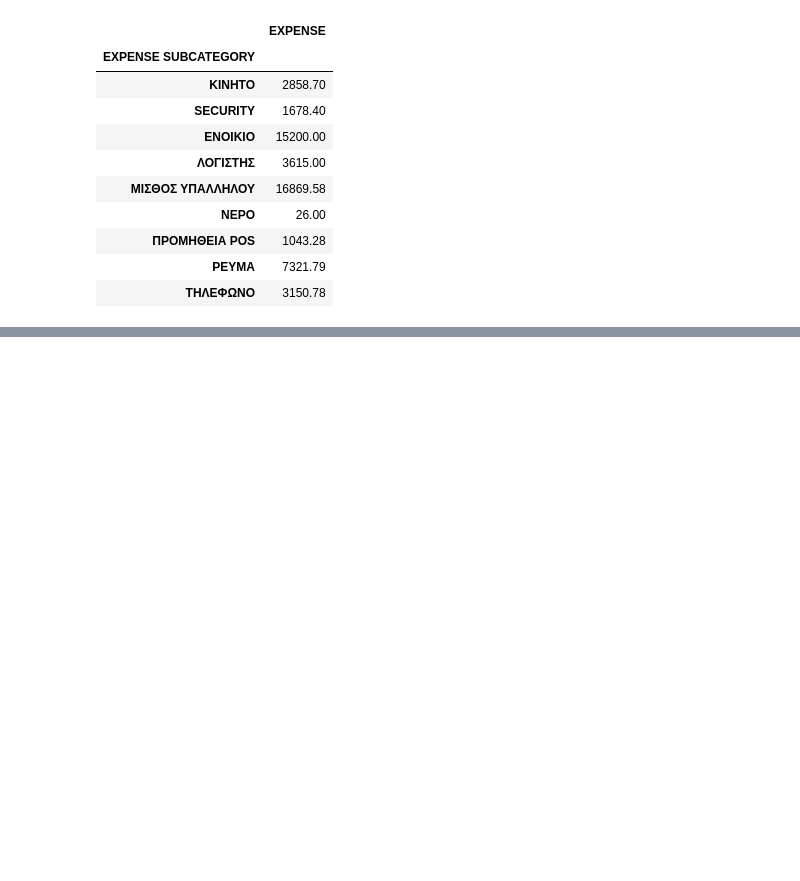
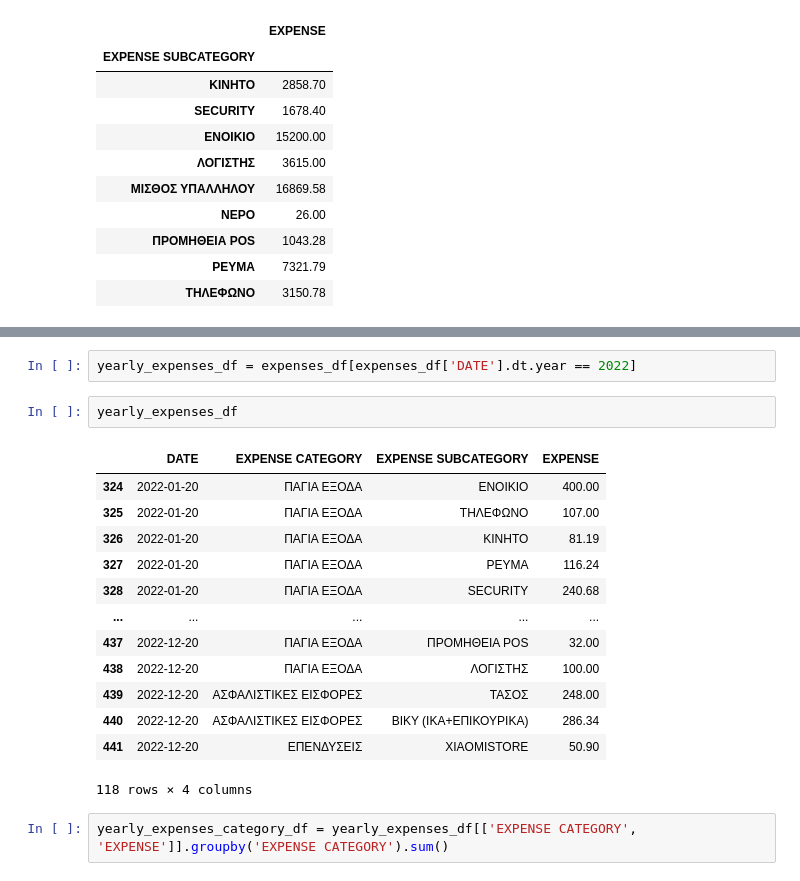
Before and after one commit to tasosnikitakis/Data_Science_Notebooks, a Jupyter notebook: pharmacy_data_expenses_analysis.ipynb, the cells around one changed output, grey strips where cells are left out. Drawn from its saved outputs; the diff is of its cells as text; blank space fills up the shorter version.

```diff
--- a/pharmacy_data_expenses_analysis.ipynb
+++ b/pharmacy_data_expenses_analysis.ipynb
@@ -114,3 +114,23 @@ fig.update_traces(textposition='inside', textfont_size=15, textinfo='percent')
 # %% [output]
 Support for multi-dimensional indexing (e.g. `obj[:, None]`) is deprecated and will be removed in a future version.  Convert to a numpy array before indexing instead.
 [interactive output not drawn]
+# %%
+yearly_expenses_df = expenses_df[expenses_df['DATE'].dt.year == 2022]
+# %%
+yearly_expenses_df
+# %% [output]
+|  | DATE | EXPENSE CATEGORY | EXPENSE SUBCATEGORY | EXPENSE |
+| 324 | 2022-01-20 | ΠΑΓΙΑ ΕΞΟΔΑ | ΕΝΟΙΚΙΟ | 400.00 |
+| 325 | 2022-01-20 | ΠΑΓΙΑ ΕΞΟΔΑ | ΤΗΛΕΦΩΝΟ | 107.00 |
+| 326 | 2022-01-20 | ΠΑΓΙΑ ΕΞΟΔΑ | KINHTO | 81.19 |
+| 327 | 2022-01-20 | ΠΑΓΙΑ ΕΞΟΔΑ | ΡΕΥΜΑ | 116.24 |
+| 328 | 2022-01-20 | ΠΑΓΙΑ ΕΞΟΔΑ | SECURITY | 240.68 |
+| ... | ... | ... | ... | ... |
+| 437 | 2022-12-20 | ΠΑΓΙΑ ΕΞΟΔΑ | ΠΡΟΜΗΘΕΙΑ POS | 32.00 |
+| 438 | 2022-12-20 | ΠΑΓΙΑ ΕΞΟΔΑ | ΛΟΓΙΣΤΗΣ | 100.00 |
+| 439 | 2022-12-20 | ΑΣΦΑΛΙΣΤΙΚΕΣ ΕΙΣΦΟΡΕΣ | ΤΑΣΟΣ | 248.00 |
+| 440 | 2022-12-20 | ΑΣΦΑΛΙΣΤΙΚΕΣ ΕΙΣΦΟΡΕΣ | ΒΙΚΥ (ΙΚΑ+ΕΠΙΚΟΥΡΙΚΑ) | 286.34 |
+| 441 | 2022-12-20 | ΕΠΕΝΔΥΣΕΙΣ | XIAOMISTORE | 50.90 |
+118 rows × 4 columns
+# %%
+yearly_expenses_category_df = yearly_expenses_df[['EXPENSE CATEGORY', 'EXPENSE']].groupby('EXPENSE CATEGORY').sum()
```
Also changed, not shown: parts of 4 cells of this notebook.
